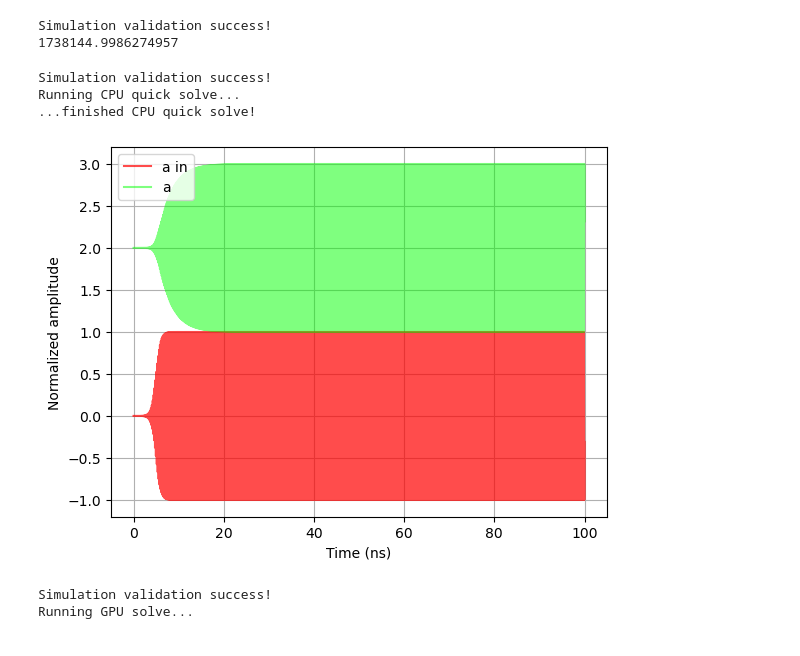
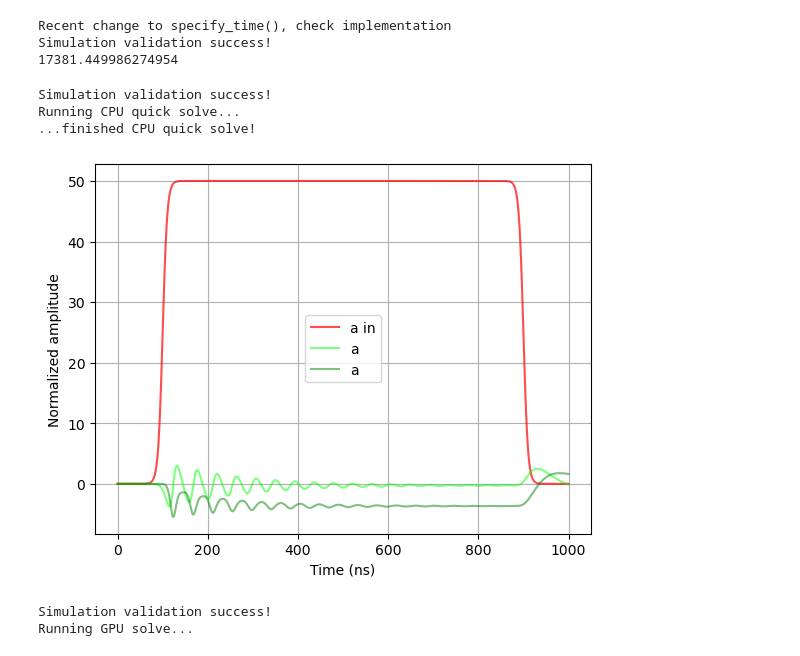
Before and after one commit to borismesits/cuda-cqed, a Jupyter notebook: notebooks/Kerr mode in reflection.ipynb, the cells around one changed output. Drawn from its saved outputs; the diff is of its cells as text; code cells hidden in the pictures.

Commit message:
add kerr drive spec

```diff
--- a/notebooks/Kerr mode in reflection.ipynb
+++ b/notebooks/Kerr mode in reflection.ipynb
@@ -11,61 +11,49 @@ pi = np.pi
 
 sim = Sim(use_complex=True)
 
-drive_dBm_i = -40
-drive_dBm_f = 20
-drive_dBm_pts = 61
-photon_energy = 5e9*6.62e-34
-
-ATT =  100
-
-power_i = 1e-3*10**((drive_dBm_i-ATT)/10)
-power_f = 1e-3*10**((drive_dBm_f-ATT)/10)
-
-amplR_i = np.sqrt((power_i)/photon_energy)
-amplR_f = np.sqrt((power_f)/photon_energy)
-
-sim.add_param('sqrtka_ext', np.sqrt(10e6*2*pi)) # in MHz
-sim.add_param('ka_int', 100e6*2*pi) # in MHz
-sim.add_param('g4', 0.0e6 * 2 * np.pi)
-sim.add_param('gr', 1e6 * 2 * np.pi)
-sim.add_paramsweep('log10_amplR', np.log10(amplR_i), np.log10(amplR_f), drive_dBm_pts)
-sim.add_param('wa', 5.0e9*2*pi)
-sim.add_paramsweep('wR', 4.8e9 * 2 * np.pi, 5.2e9 * 2 * np.pi, 1001, is_excitation=True)
-sim.add_param('rampR', 1e-9)
-sim.add_param('startR', 5e-9)
-sim.add_param('stopR', 300e-9)
+sim.add_param('sqrtka_ext', np.sqrt(1e6*2*pi)) # in MHz
+sim.add_param('ka_int', 1e6*2*pi) # in MHz
+sim.add_param('g4', -1e6 * 2 * np.pi)
+sim.add_paramsweep('amplR', 0, 100, 101)
+sim.add_param('wa', 5.0e9*2*pi, is_excitation=True)
+sim.add_paramsweep('wR', -0.05e9 * 2 * np.pi, 0.05e9 * 2 * np.pi, 101)
+sim.add_param('rampR', 10e-9)
+sim.add_param('startR', 100e-9)
+sim.add_param('stopR', 900e-9)
 sim.add_param('phaseR', 0)
 
-Rpulse = sim.make_pulse('wR', '10**(log10_amplR)', 'phaseR', 'startR', 'stopR', 'rampR')
+Rpulse = sim.make_pulse('wR', 'amplR', 'phaseR', 'startR', 'stopR', 'rampR')
 
 sim.add_EOM('ain', Rpulse)
 
-sim.add_EOM('a', '-1j*wa*a - ain*sqrtka_ext - (sqrtka_ext**2 + ka_int)/2*a - 1j*a*g4*abs(a)**2 ')
-sim.set_solve_type('decimate')
+sim.add_EOM('a', '- ain*sqrtka_ext**2 - (sqrtka_ext**2 + ka_int)/2*a - 1j*a*g4*abs(a)**2 ')
+sim.set_solve_type('all')
 
-sim.specify_time(20, 500, d_factor=1)
+sim.specify_time(t_f=1e-6, pts=20001)
 
 sim.validate()
 
 print(amplR_f)
 # %% [output]
+Recent change to specify_time(), check implementation
 Simulation validation success!
-1738144.9986274957
+17381.449986274954
 # %%
 x, t = sim.quick_trace()
 
 plt.figure(1)
 plt.clf()
-plt.plot(t*1e9, x[0,:]/np.max(x[0,:]),color=(1,0,0,0.7),label='a in')
-plt.plot(t*1e9, x[2,:]/np.max(x[2,:])+2,color=(0,1,0,0.5),label='a')
+plt.plot(t*1e9, x[0,:],color=(1,0,0,0.7),label='a in')
+plt.plot(t*1e9, x[2,:],color=(0,1,0,0.5),label='a')
+plt.plot(t*1e9, x[3,:],color=(0,0.5,0,0.5),label='a')
 plt.xlabel('Time (ns)')
 plt.ylabel('Normalized amplitude')
 plt.legend()
 plt.grid()
 plt.show()
 # %% [output]
 Simulation validation success!
 Running CPU quick solve...
 ...finished CPU quick solve!
-[figure, old version]
+[figure, new version]
 # %%
```
Also changed, not shown: parts of 6 cells of this notebook, 2 other files.
